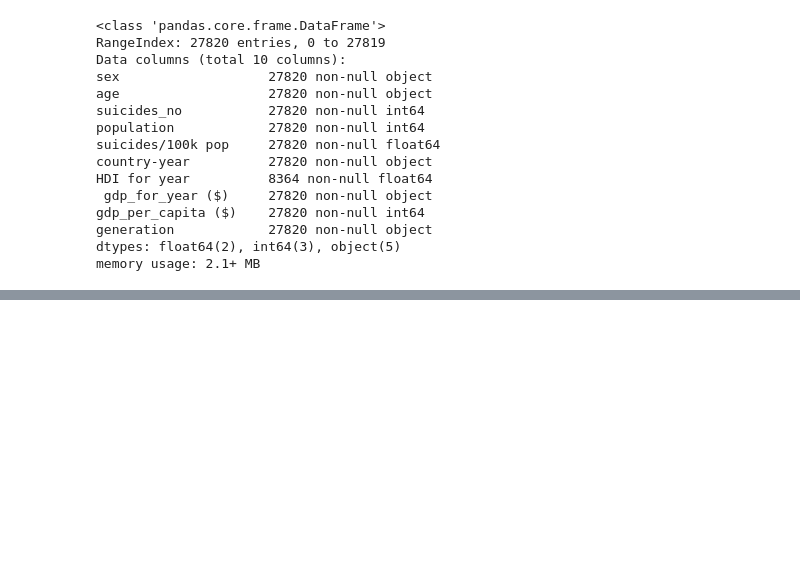
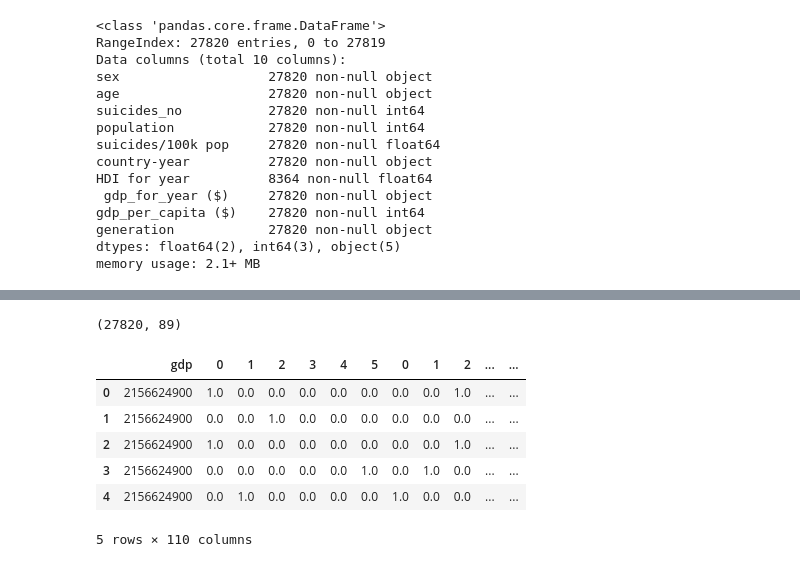
Before and after one commit to ashchepkova/lab_FE, a Jupyter notebook: lab_FE.ipynb, the cells around one changed output, grey strips where cells are left out. Drawn from its saved outputs; the diff is of its cells as text; code cells hidden in the pictures; blank space fills up the shorter version.

```diff
--- a/lab_FE.ipynb
+++ b/lab_FE.ipynb
@@ -215,0 +295,7 @@ y = df[y_column]
+# %%
+threshold = 100
+counts = df.country.value_counts()
+# %%
+freq = counts[counts <= threshold].index
+countries = pd.get_dummies(df.country.replace(freq, 'uncommon'))
+countries.head()
@@ -215,0 +310,15 @@ y = df[y_column]
+# %%
+countries.shape
+# %% [output]
+(27820, 89)
+# %%
+df = pd.concat([df, countries], axis=1)
+df.head()
+# %% [output]
+|  | gdp | 0 | 1 | 2 | 3 | 4 | 5 | 0 | 1 | 2 | ... | ... |
+| 0 | 2156624900 | 1.0 | 0.0 | 0.0 | 0.0 | 0.0 | 0.0 | 0.0 | 0.0 | 1.0 | ... | ... |
+| 1 | 2156624900 | 0.0 | 0.0 | 1.0 | 0.0 | 0.0 | 0.0 | 0.0 | 0.0 | 0.0 | ... | ... |
+| 2 | 2156624900 | 1.0 | 0.0 | 0.0 | 0.0 | 0.0 | 0.0 | 0.0 | 0.0 | 1.0 | ... | ... |
+| 3 | 2156624900 | 0.0 | 0.0 | 0.0 | 0.0 | 0.0 | 1.0 | 0.0 | 1.0 | 0.0 | ... | ... |
+| 4 | 2156624900 | 0.0 | 1.0 | 0.0 | 0.0 | 0.0 | 0.0 | 1.0 | 0.0 | 0.0 | ... | ... |
+5 rows × 110 columns
```
Also changed, not shown: parts of 57 cells of this notebook.
